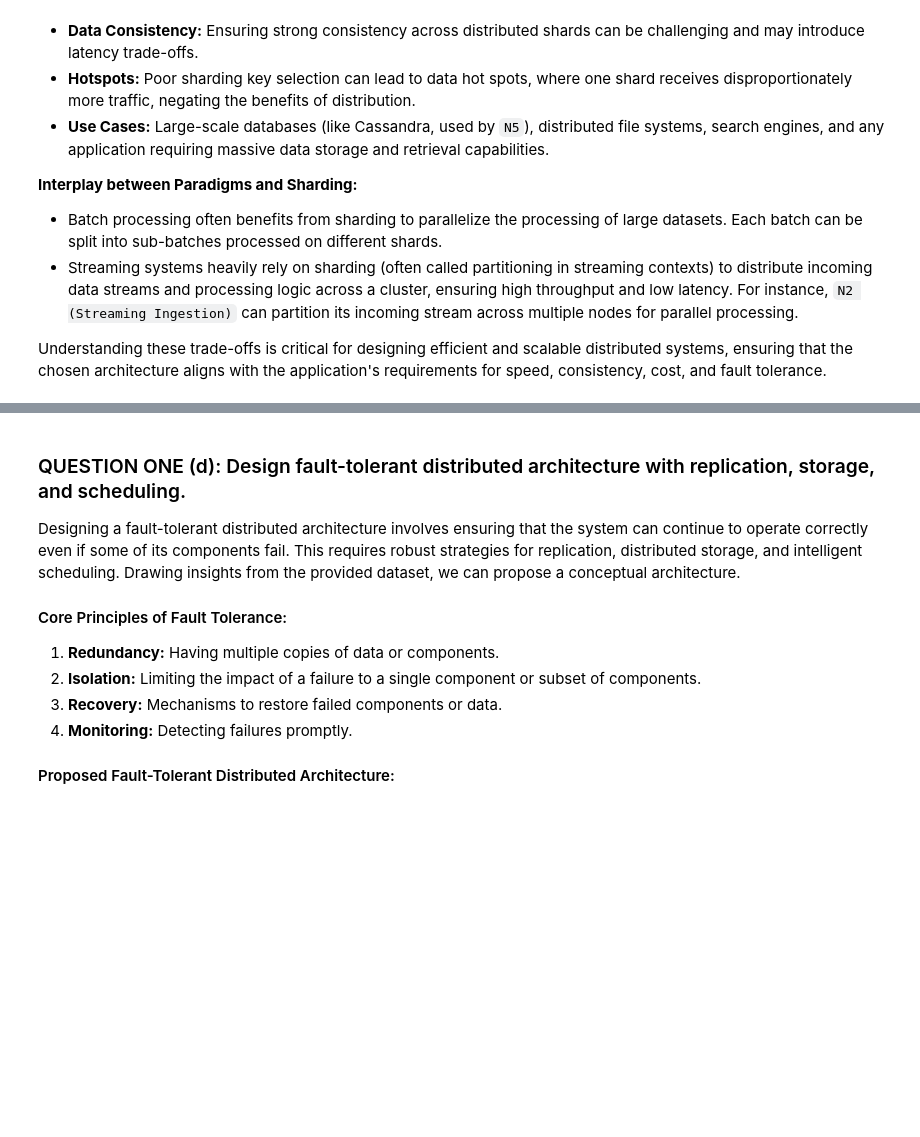
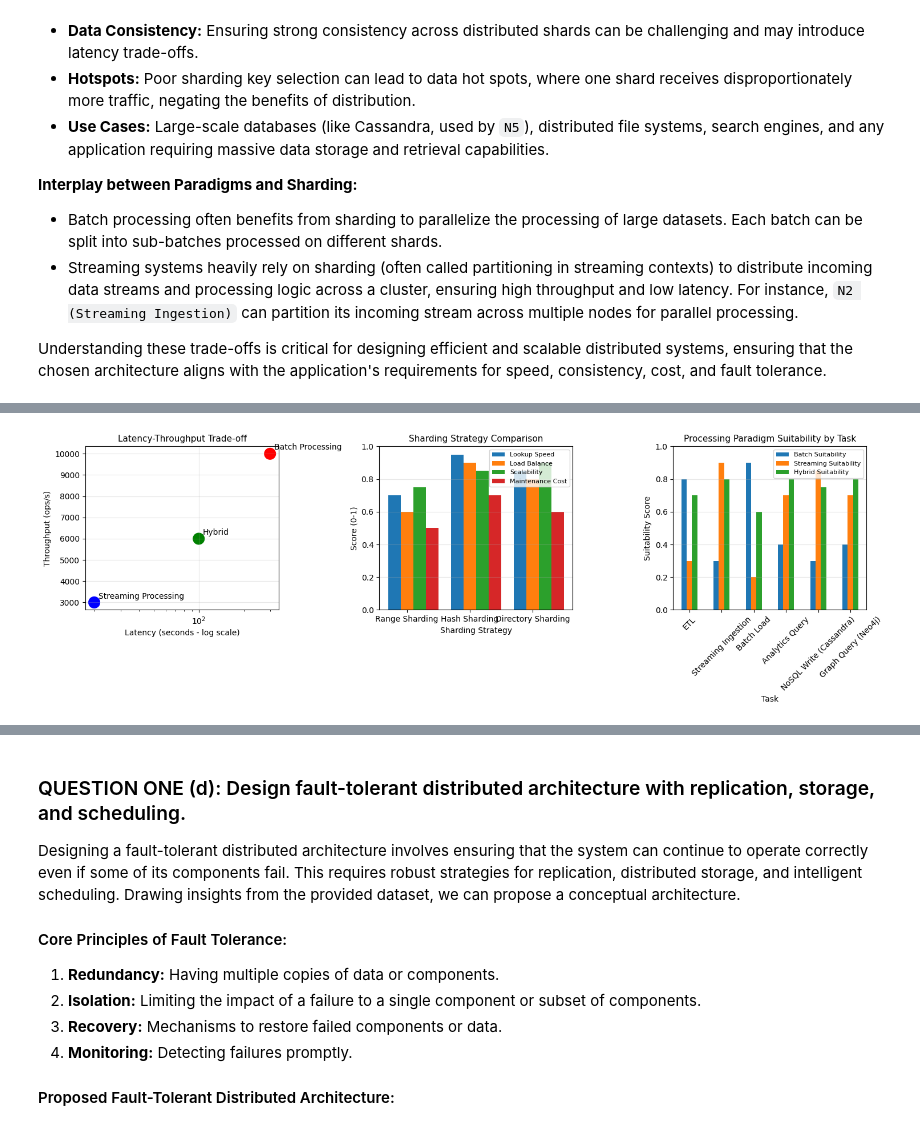
Before and after one commit to Droc-sid/Droc-sid, a Jupyter notebook: notebooks/Analysis of Large Dataset.ipynb, the cells around one changed output, grey strips where cells are left out. Drawn from its saved outputs; the diff is of its cells as text; code cells hidden in the pictures; blank space fills up the shorter version.

```diff
--- a/notebooks/Analysis of Large Dataset.ipynb
+++ b/notebooks/Analysis of Large Dataset.ipynb
@@ -177,3 +420,101 @@ In distributed systems, choosing the right data processing paradigm and scaling
 *   Streaming systems heavily rely on sharding (often called partitioning in streaming contexts) to distribute incoming data streams and processing logic across a cluster, ensuring high throughput and low latency. For instance, `N2 (Streaming Ingestion)` can partition its incoming stream across multiple nodes for parallel processing.
 
 Understanding these trade-offs is critical for designing efficient and scalable distributed systems, ensuring that the chosen architecture aligns with the application's requirements for speed, consistency, cost, and fault tolerance.
+# %%
+# @title ## (c) Batch Processing, Streaming Systems, and Sharding Trade-offs
+
+# Create comparative analysis
+processing_types = ['Batch Processing', 'Streaming Processing', 'Hybrid']
+characteristics = {
+    'Latency': ['High (minutes-hours)', 'Low (ms-seconds)', 'Medium'],
+    'Throughput': ['Very High', 'Medium-High', 'High'],
+    'Data Freshness': ['Stale', 'Real-time', 'Near real-time'],
+    'Complexity': ['Low', 'High', 'Medium'],
+    'Fault Tolerance': ['Easy (re-run)', 'Complex (checkpoints)', 'Moderate'],
+    'Resource Usage': ['Bursty', 'Continuous', 'Adaptive']
+}
+
+comparison_df = pd.DataFrame(characteristics, index=processing_types)
+print("PROCESSING PARADIGMS COMPARISON")
+
+print(comparison_df)
+
+# Visualize trade-offs
+fig, axes = plt.subplots(1, 3, figsize=(15, 5))
+
+# 1. Latency vs Throughput trade-off
+latency_values = [300, 20, 100]  # seconds approx
+throughput_values = [10000, 3000, 6000]  # ops/s
+axes[0].scatter(latency_values, throughput_values, s=200, c=['red', 'blue', 'green'])
+for i, pt in enumerate(processing_types):
+    axes[0].annotate(pt, (latency_values[i], throughput_values[i]),
+                     xytext=(5, 5), textcoords='offset points', fontsize=10)
+axes[0].set_xlabel('Latency (seconds - log scale)', fontsize=10)
+axes[0].set_ylabel('Throughput (ops/s)', fontsize=10)
+axes[0].set_title('Latency-Throughput Trade-off', fontsize=11)
+axes[0].set_xscale('log')
+axes[0].grid(True, alpha=0.3)
+
+# 2. Sharding strategies comparison
+sharding_types = ['Range Sharding', 'Hash Sharding', 'Directory Sharding']
+metrics = {
+    'Lookup Speed': [0.7, 0.95, 0.85],
+    'Load Balance': [0.6, 0.9, 0.8],
+    'Scalability': [0.75, 0.85, 0.9],
+    'Maintenance Cost': [0.5, 0.7, 0.6]
+}
+
+x = np.arange(len(sharding_types))
+width = 0.2
+multiplier = 0
+
+for metric, values in metrics.items():
+    offset = width * multiplier
+    axes[1].bar(x + offset, values, width, label=metric)
+    multiplier += 1
+
+axes[1].set_xlabel('Sharding Strategy', fontsize=10)
+axes[1].set_ylabel('Score (0-1)', fontsize=10)
+axes[1].set_title('Sharding Strategy Comparison', fontsize=11)
+axes[1].set_xticks(x + width, sharding_types)
+axes[1].legend(loc='upper right', fontsize=8)
+axes[1].set_ylim(0, 1)
+axes[1].grid(True, alpha=0.3, axis='y')
+
+# 3. Dataset-specific recommendations
+task_suitability = pd.DataFrame({
+    'Task': df_distributed['Task Type'],
+    'Batch Suitability': [0.8, 0.3, 0.9, 0.4, 0.3, 0.4],
+    'Streaming Suitability': [0.3, 0.9, 0.2, 0.7, 0.85, 0.7],
+    'Hybrid Suitability': [0.7, 0.8, 0.6, 0.8, 0.75, 0.8]
+})
+
+task_suitability.plot(x='Task', kind='bar', ax=axes[2], rot=45)
+axes[2].set_ylabel('Suitability Score', fontsize=10)
+axes[2].set_title('Processing Paradigm Suitability by Task', fontsize=11)
+axes[2].legend(loc='upper right', fontsize=8)
+axes[2].set_ylim(0, 1)
+axes[2].grid(True, alpha=0.3, axis='y')
+
+plt.tight_layout()
+plt.show()
+
+
+print("RECOMMENDATIONS")
+
+print("""
+BATCH PROCESSING - Best for:
+  • N3 (Batch Load): High throughput, latency-tolerant
+  • Large-scale offline analytics
+  • When data freshness isn't critical
+
+STREAMING PROCESSING - Best for:
+  • N2 (Streaming Ingestion): Low latency requirements
+  • N5 (NoSQL Write): Real-time data ingestion
+  • Time-sensitive applications
+
+HYBRID APPROACH - Best for:
+  • Lambda architecture combining batch and stream
+  • When both historical accuracy and real-time insights needed
+""")
+# %% [output]
@@ -179,0 +531 @@ Understanding these trade-offs is critical for designing efficient and scalable
+[figure, added]
```
Also changed, not shown: parts of 25 cells of this notebook.
